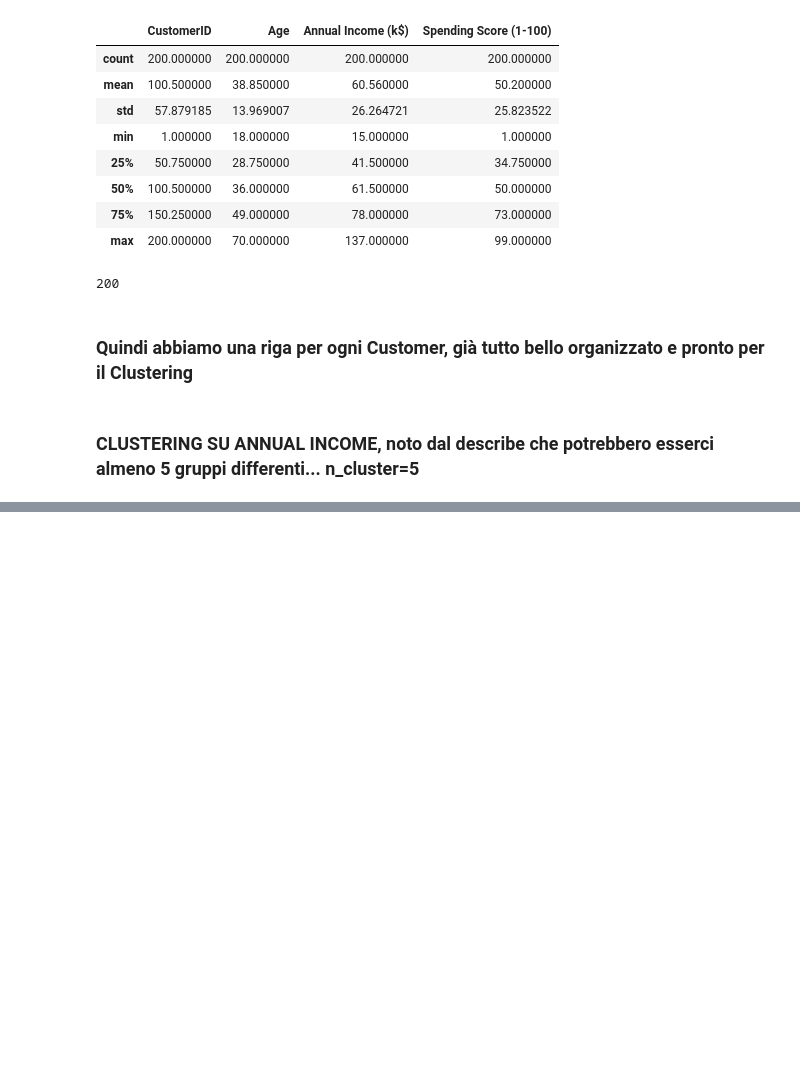
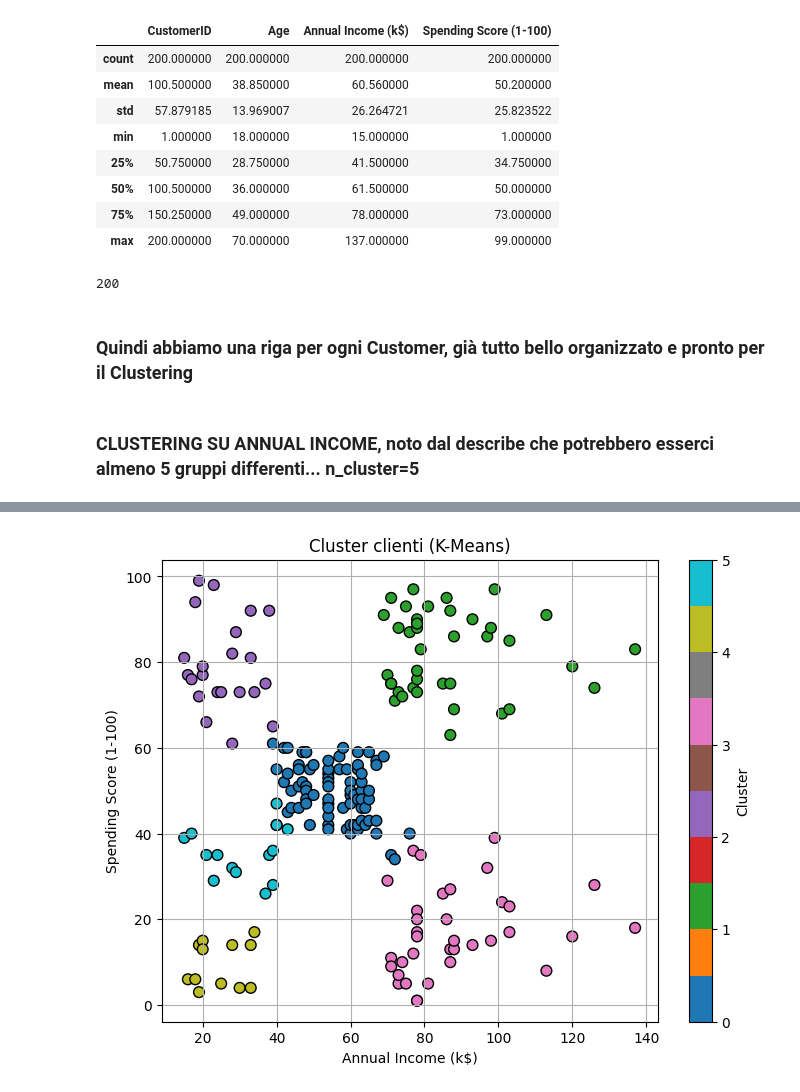
Before and after one commit to GabrieleTromboni/Deposito_Tromboni_CORSO-AI, a Jupyter notebook: 20 Agosto/clustering.ipynb, the cells around one changed output, grey strips where cells are left out. Cells and saved outputs as stored; diff of their text form; code cells hidden in the pictures; blank space fills up the shorter version.

```diff
--- a/20 Agosto/clustering.ipynb
+++ b/20 Agosto/clustering.ipynb
@@ -63,0 +76,18 @@ data.groupby("IncomeCluster")[["Annual Income (k$)", 'Spending Score (1-100)']].
+# %%
+# visualizzazione 2D
+import matplotlib.pyplot as plt
+
+plt.figure(figsize=(8, 6))
+scatter = plt.scatter(
+    X["Annual Income (k$)"],
+    X["Spending Score (1-100)"],
+    c=labels, cmap='tab10', s=60, edgecolor='black'
+)
+plt.xlabel("Annual Income (k$)")
+plt.ylabel("Spending Score (1-100)")
+plt.title("Cluster clienti (K-Means)")
+plt.grid(True)
+plt.colorbar(scatter, label="Cluster")
+plt.show()
+# %% [output]
+[figure, added]
```
Also changed, not shown: parts of 5 cells of this notebook.
